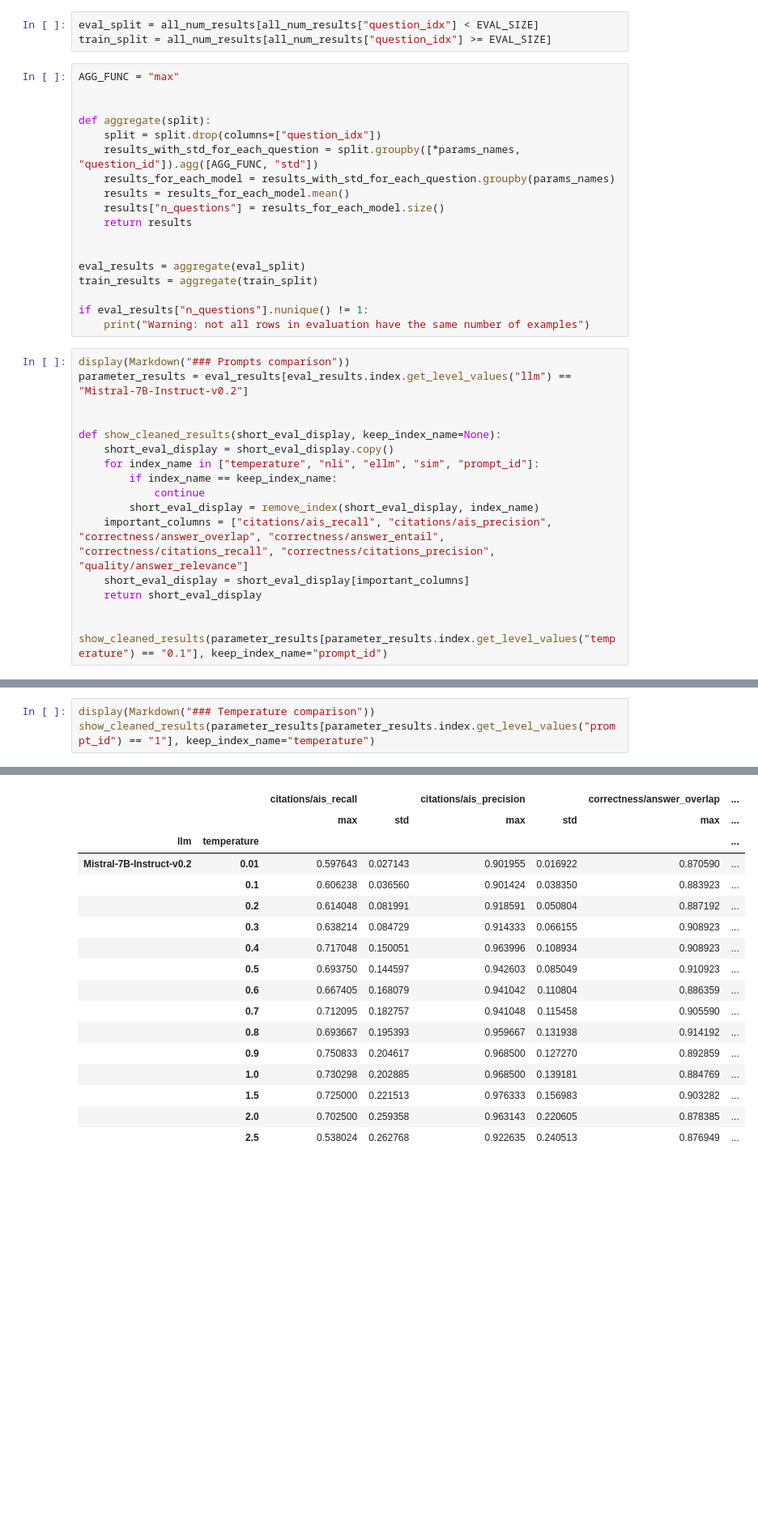
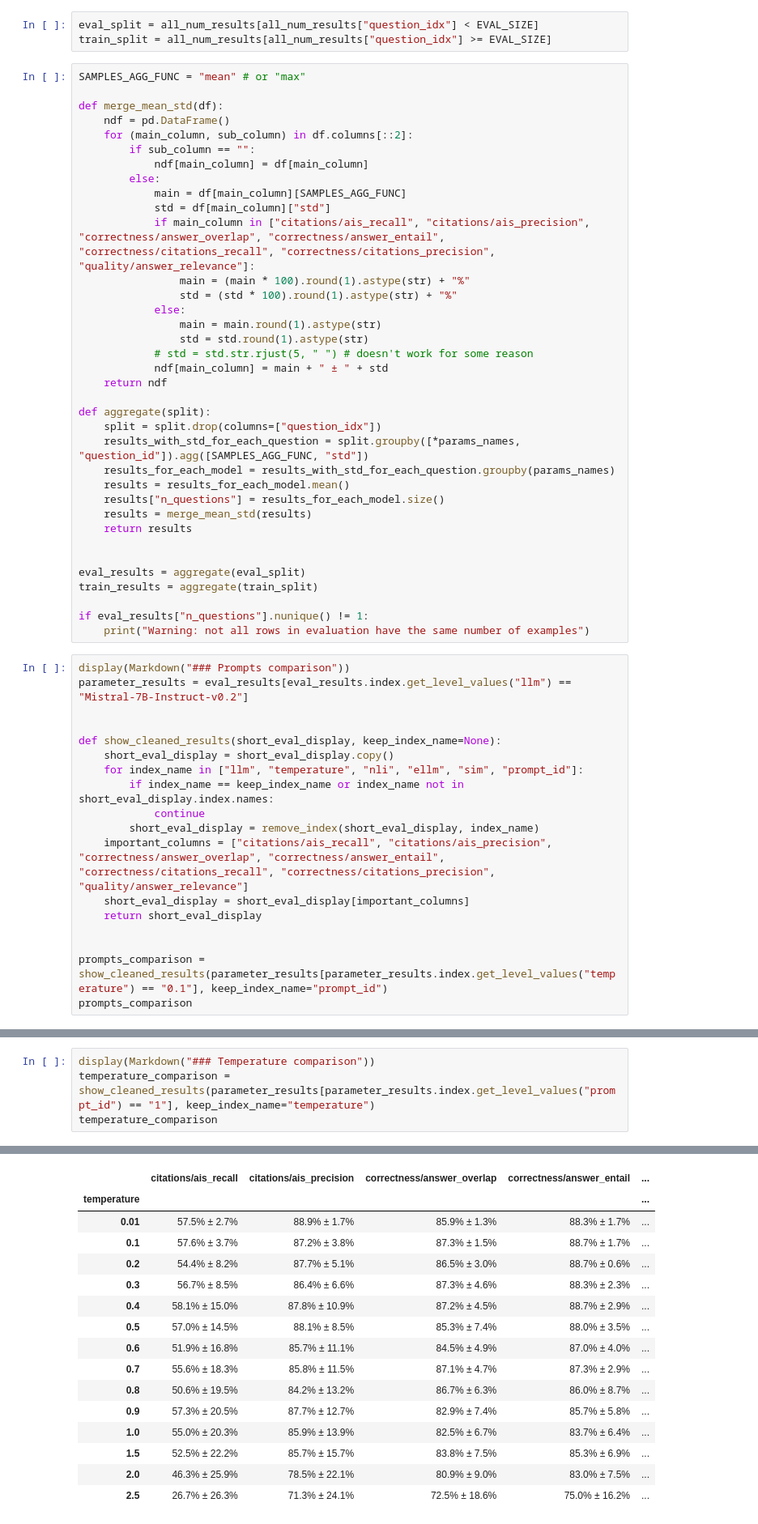
Before and after one commit to tdolega/rag-tge, a Jupyter notebook: src/results.ipynb, the cells around one changed output, grey strips where cells are left out. Shown: that part at 81% size. Cells and saved outputs as stored; diff of their text form; blank space fills up the shorter version.

Commit message:
nicer results

```diff
--- a/src/results.ipynb
+++ b/src/results.ipynb
@@ -56,15 +57,33 @@ Dropping columns: ['citations/sentences', 'citations/citations', 'quality/new_qu
 eval_split = all_num_results[all_num_results["question_idx"] < EVAL_SIZE]
 train_split = all_num_results[all_num_results["question_idx"] >= EVAL_SIZE]
 # %%
-AGG_FUNC = "max"
+SAMPLES_AGG_FUNC = "mean" # or "max"
 
+def merge_mean_std(df):
+    ndf = pd.DataFrame()
+    for (main_column, sub_column) in df.columns[::2]:
+        if sub_column == "":
+            ndf[main_column] = df[main_column]
+        else:
+            main = df[main_column][SAMPLES_AGG_FUNC]
+            std = df[main_column]["std"]
+            if main_column in ["citations/ais_recall", "citations/ais_precision", "correctness/answer_overlap", "correctness/answer_entail", "correctness/citations_recall", "correctness/citations_precision", "quality/answer_relevance"]:
+                main = (main * 100).round(1).astype(str) + "%"
+                std = (std * 100).round(1).astype(str) + "%"
+            else:
+                main = main.round(1).astype(str)
+                std = std.round(1).astype(str)
+            # std = std.str.rjust(5, " ") # doesn't work for some reason
+            ndf[main_column] = main + " ± " + std
+    return ndf
 
 def aggregate(split):
     split = split.drop(columns=["question_idx"])
-    results_with_std_for_each_question = split.groupby([*params_names, "question_id"]).agg([AGG_FUNC, "std"])
+    results_with_std_for_each_question = split.groupby([*params_names, "question_id"]).agg([SAMPLES_AGG_FUNC, "std"])
     results_for_each_model = results_with_std_for_each_question.groupby(params_names)
     results = results_for_each_model.mean()
     results["n_questions"] = results_for_each_model.size()
+    results = merge_mean_std(results)
     return results
 
 
@@ -80,8 +99,8 @@ parameter_results = eval_results[eval_results.index.get_level_values("llm") == "
 
 def show_cleaned_results(short_eval_display, keep_index_name=None):
     short_eval_display = short_eval_display.copy()
-    for index_name in ["temperature", "nli", "ellm", "sim", "prompt_id"]:
-        if index_name == keep_index_name:
+    for index_name in ["llm", "temperature", "nli", "ellm", "sim", "prompt_id"]:
+        if index_name == keep_index_name or index_name not in short_eval_display.index.names:
             continue
         short_eval_display = remove_index(short_eval_display, index_name)
     important_columns = ["citations/ais_recall", "citations/ais_precision", "correctness/answer_overlap", "correctness/answer_entail", "correctness/citations_recall", "correctness/citations_precision", "quality/answer_relevance"]
@@ -89,6 +108,7 @@ def show_cleaned_results(short_eval_display, keep_index_name=None):
     return short_eval_display
 
 
-show_cleaned_results(parameter_results[parameter_results.index.get_level_values("temperature") == "0.1"], keep_index_name="prompt_id")
+prompts_comparison = show_cleaned_results(parameter_results[parameter_results.index.get_level_values("temperature") == "0.1"], keep_index_name="prompt_id")
+prompts_comparison
 # %% [output]
 ### Prompts comparison
@@ -102,22 +121,22 @@ show_cleaned_results(parameter_results[parameter_results.index.get_level_values(
 # %%
 display(Markdown("### Temperature comparison"))
-show_cleaned_results(parameter_results[parameter_results.index.get_level_values("prompt_id") == "1"], keep_index_name="temperature")
+temperature_comparison = show_cleaned_results(parameter_results[parameter_results.index.get_level_values("prompt_id") == "1"], keep_index_name="temperature")
+temperature_comparison
 # %% [output]
 ### Temperature comparison
-|  |  | citations/ais_recall |  | citations/ais_precision |  | correctness/answer_overlap | ... |
-|  |  | max | std | max | std | max | ... |
-| llm | temperature |  |  |  |  |  | ... |
-| Mistral-7B-Instruct-v0.2 | 0.01 | 0.597643 | 0.027143 | 0.901955 | 0.016922 | 0.870590 | ... |
-|  | 0.1 | 0.606238 | 0.036560 | 0.901424 | 0.038350 | 0.883923 | ... |
-|  | 0.2 | 0.614048 | 0.081991 | 0.918591 | 0.050804 | 0.887192 | ... |
-|  | 0.3 | 0.638214 | 0.084729 | 0.914333 | 0.066155 | 0.908923 | ... |
-|  | 0.4 | 0.717048 | 0.150051 | 0.963996 | 0.108934 | 0.908923 | ... |
-|  | 0.5 | 0.693750 | 0.144597 | 0.942603 | 0.085049 | 0.910923 | ... |
-|  | 0.6 | 0.667405 | 0.168079 | 0.941042 | 0.110804 | 0.886359 | ... |
-|  | 0.7 | 0.712095 | 0.182757 | 0.941048 | 0.115458 | 0.905590 | ... |
-|  | 0.8 | 0.693667 | 0.195393 | 0.959667 | 0.131938 | 0.914192 | ... |
-|  | 0.9 | 0.750833 | 0.204617 | 0.968500 | 0.127270 | 0.892859 | ... |
-|  | 1.0 | 0.730298 | 0.202885 | 0.968500 | 0.139181 | 0.884769 | ... |
-|  | 1.5 | 0.725000 | 0.221513 | 0.976333 | 0.156983 | 0.903282 | ... |
-|  | 2.0 | 0.702500 | 0.259358 | 0.963143 | 0.220605 | 0.878385 | ... |
-|  | 2.5 | 0.538024 | 0.262768 | 0.922635 | 0.240513 | 0.876949 | ... |
+|  | citations/ais_recall | citations/ais_precision | correctness/answer_overlap | correctness/answer_entail | ... |
+| temperature |  |  |  |  | ... |
+| 0.01 | 57.5% ± 2.7% | 88.9% ± 1.7% | 85.9% ± 1.3% | 88.3% ± 1.7% | ... |
+| 0.1 | 57.6% ± 3.7% | 87.2% ± 3.8% | 87.3% ± 1.5% | 88.7% ± 1.7% | ... |
+| 0.2 | 54.4% ± 8.2% | 87.7% ± 5.1% | 86.5% ± 3.0% | 88.7% ± 0.6% | ... |
+| 0.3 | 56.7% ± 8.5% | 86.4% ± 6.6% | 87.3% ± 4.6% | 88.3% ± 2.3% | ... |
+| 0.4 | 58.1% ± 15.0% | 87.8% ± 10.9% | 87.2% ± 4.5% | 88.7% ± 2.9% | ... |
+| 0.5 | 57.0% ± 14.5% | 88.1% ± 8.5% | 85.3% ± 7.4% | 88.0% ± 3.5% | ... |
+| 0.6 | 51.9% ± 16.8% | 85.7% ± 11.1% | 84.5% ± 4.9% | 87.0% ± 4.0% | ... |
+| 0.7 | 55.6% ± 18.3% | 85.8% ± 11.5% | 87.1% ± 4.7% | 87.3% ± 2.9% | ... |
+| 0.8 | 50.6% ± 19.5% | 84.2% ± 13.2% | 86.7% ± 6.3% | 86.0% ± 8.7% | ... |
+| 0.9 | 57.3% ± 20.5% | 87.7% ± 12.7% | 82.9% ± 7.4% | 85.7% ± 5.8% | ... |
+| 1.0 | 55.0% ± 20.3% | 85.9% ± 13.9% | 82.5% ± 6.7% | 83.7% ± 6.4% | ... |
+| 1.5 | 52.5% ± 22.2% | 85.7% ± 15.7% | 83.8% ± 7.5% | 85.3% ± 6.9% | ... |
+| 2.0 | 46.3% ± 25.9% | 78.5% ± 22.1% | 80.9% ± 9.0% | 83.0% ± 7.5% | ... |
+| 2.5 | 26.7% ± 26.3% | 71.3% ± 24.1% | 72.5% ± 18.6% | 75.0% ± 16.2% | ... |
```
Also changed, not shown: parts of 8 cells of this notebook.
